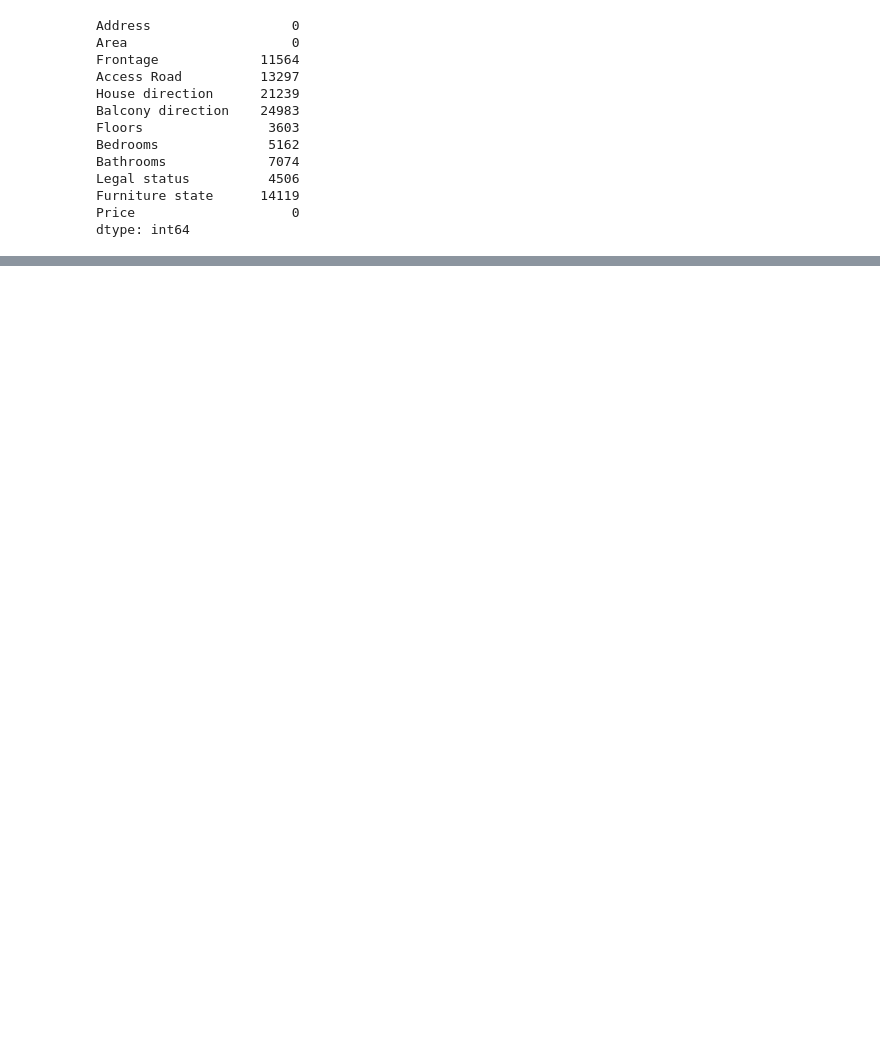
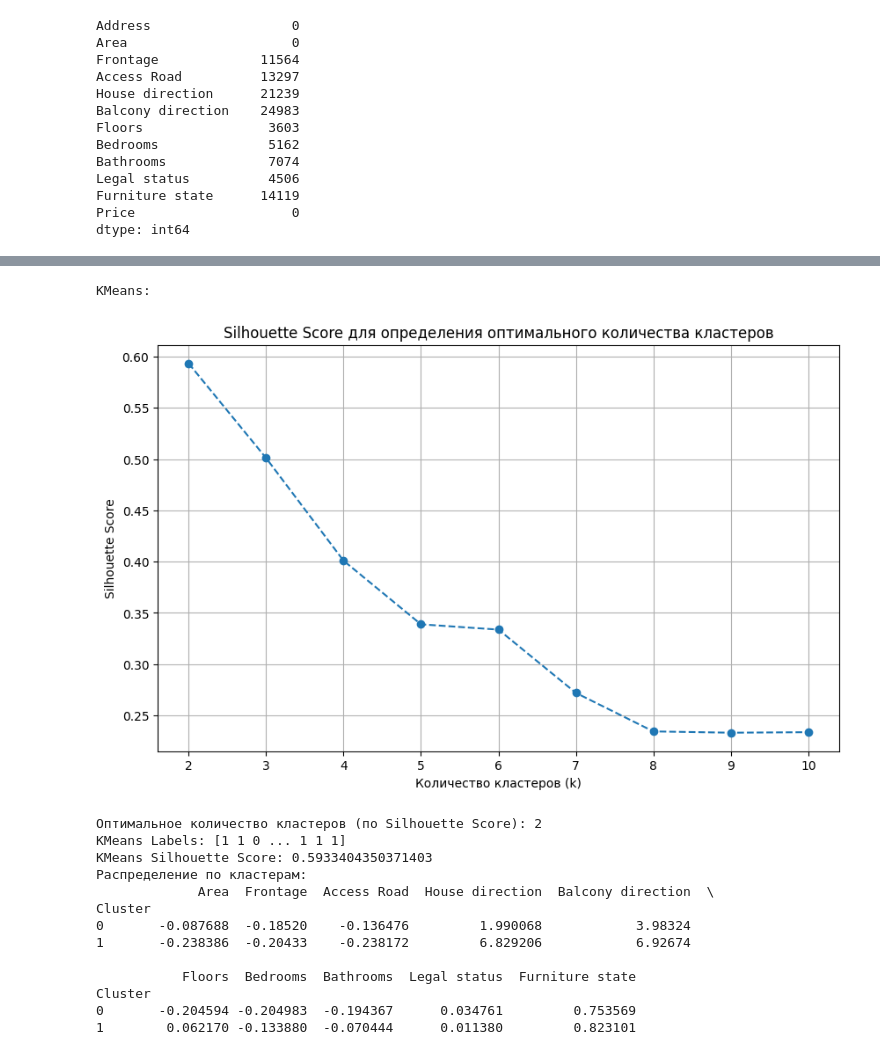
Before and after one commit to PetrBonyuk/m_o, a Jupyter notebook: vietnam_housing.ipynb, the cells around one changed output, grey strips where cells are left out. Saved outputs shown, nothing was run; the diff lists cells and outputs as text; code cells hidden in the pictures; blank space fills up the shorter version.

```diff
--- a/vietnam_housing.ipynb
+++ b/vietnam_housing.ipynb
@@ -433,0 +716,73 @@ R^2 (Коэффициент детерминации): 0.6647
+# %%
+from sklearn.cluster import KMeans
+from sklearn.metrics import silhouette_score
+import matplotlib.pyplot as plt
+
+# Функция для метода локтя (KMeans)
+def elbow_method(data, max_clusters=10):
+    sse = []
+    for k in range(1, max_clusters + 1):
+        kmeans = KMeans(n_clusters=k, random_state=42)
+        kmeans.fit(data)
+        sse.append(kmeans.inertia_)
+
+# Функция для выбора оптимального количества кластеров с использованием Silhouette Score
+def find_optimal_k(data, max_clusters=10):
+    silhouette_scores = []
+    for k in range(2, max_clusters + 1):  # Начинаем с 2, так как Silhouette Score требует минимум 2 кластера
+        kmeans = KMeans(n_clusters=k, random_state=42)
+        kmeans.fit(data)
+        labels = kmeans.labels_
+        silhouette_avg = silhouette_score(data, labels)
+        silhouette_scores.append(silhouette_avg)
+
+    # Визуализация Silhouette Score
+    plt.figure(figsize=(10, 6))
+    plt.plot(range(2, max_clusters + 1), silhouette_scores, marker='o', linestyle='--')
+    plt.title('Silhouette Score для определения оптимального количества кластеров')
+    plt.xlabel('Количество кластеров (k)')
+    plt.ylabel('Silhouette Score')
+    plt.grid()
+    plt.show()
+
+    # Выбор оптимального k (максимальный Silhouette Score)
+    optimal_k = range(2, max_clusters + 1)[np.argmax(silhouette_scores)]
+    print(f"Оптимальное количество кластеров (по Silhouette Score): {optimal_k}")
+    return optimal_k
+
+# Применение KMeans с автоматическим выбором оптимального количества кластеров
+print("KMeans:")
+elbow_method(X_cleaned)  # Метод локтя для выбора оптимального k
+optimal_k = find_optimal_k(X_cleaned)  # Поиск оптимального k
+
+# Кластеризация с оптимальным k
+kmeans = KMeans(n_clusters=optimal_k, random_state=42)
+kmeans_labels = kmeans.fit_predict(X_cleaned)
+print("KMeans Labels:", kmeans_labels)
+print("KMeans Silhouette Score:", silhouette_score(X_cleaned, kmeans_labels))
+
+# Распределение признаков по кластерам для KMeans
+def feature_cluster_distribution(data, labels):
+    data_with_labels = data.copy()
+    data_with_labels['Cluster'] = labels
+    cluster_distribution = data_with_labels.groupby('Cluster').mean()
+    print("Распределение по кластерам:")
+    print(cluster_distribution)
+
+feature_cluster_distribution(X_cleaned, kmeans_labels)
+# %% [output]
+KMeans:
+[figure, added]
+Оптимальное количество кластеров (по Silhouette Score): 2
+KMeans Labels: [1 1 0 ... 1 1 1]
+KMeans Silhouette Score: 0.5933404350371403
+Распределение по кластерам:
+             Area  Frontage  Access Road  House direction  Balcony direction  \
+Cluster
+0       -0.087688  -0.18520    -0.136476         1.990068            3.98324
+1       -0.238386  -0.20433    -0.238172         6.829206            6.92674
+
+           Floors  Bedrooms  Bathrooms  Legal status  Furniture state
+Cluster
+0       -0.204594 -0.204983  -0.194367      0.034761         0.753569
+1        0.062170 -0.133880  -0.070444      0.011380         0.823101
```
Also changed, not shown: parts of 25 cells of this notebook.
